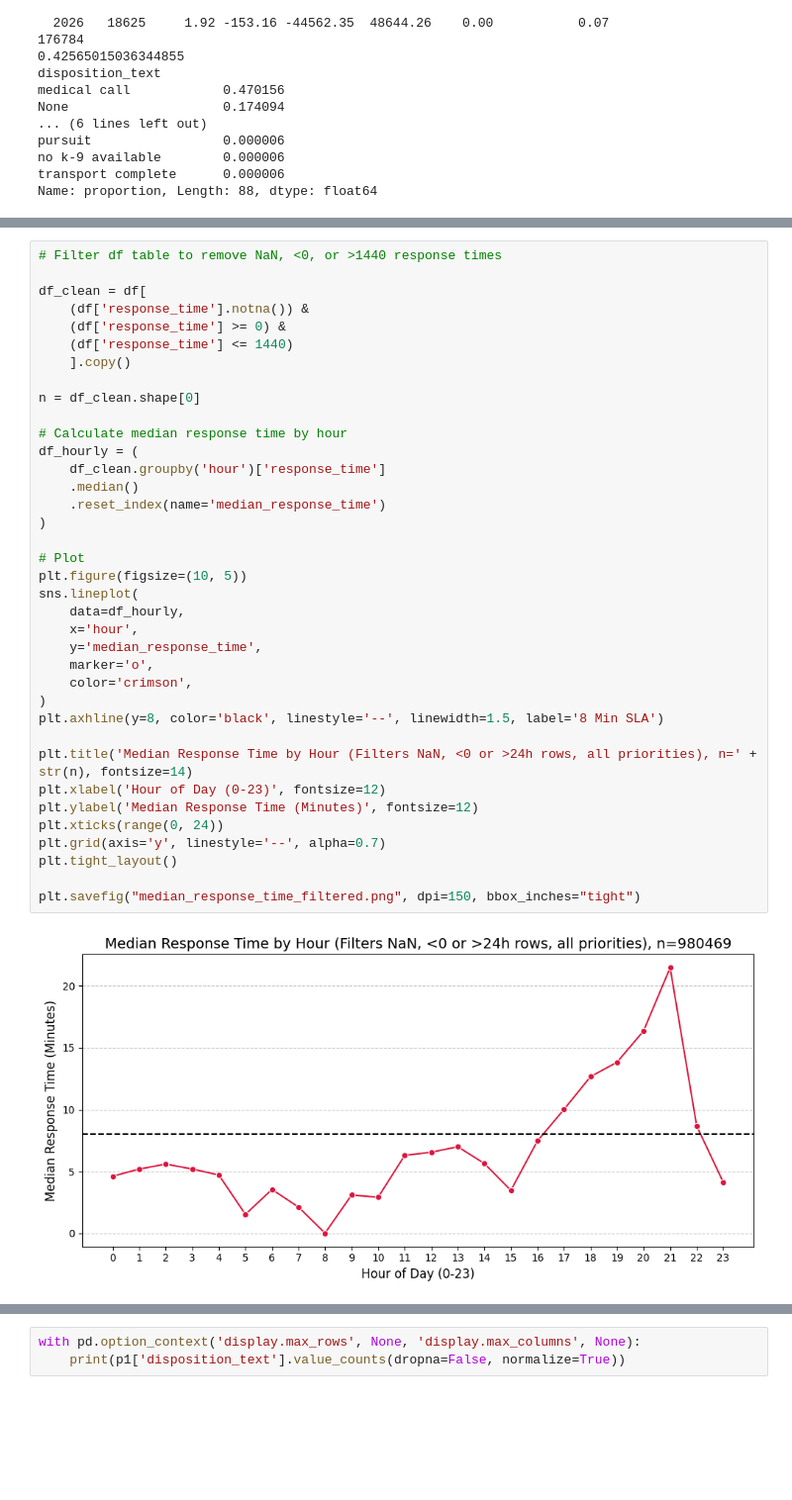
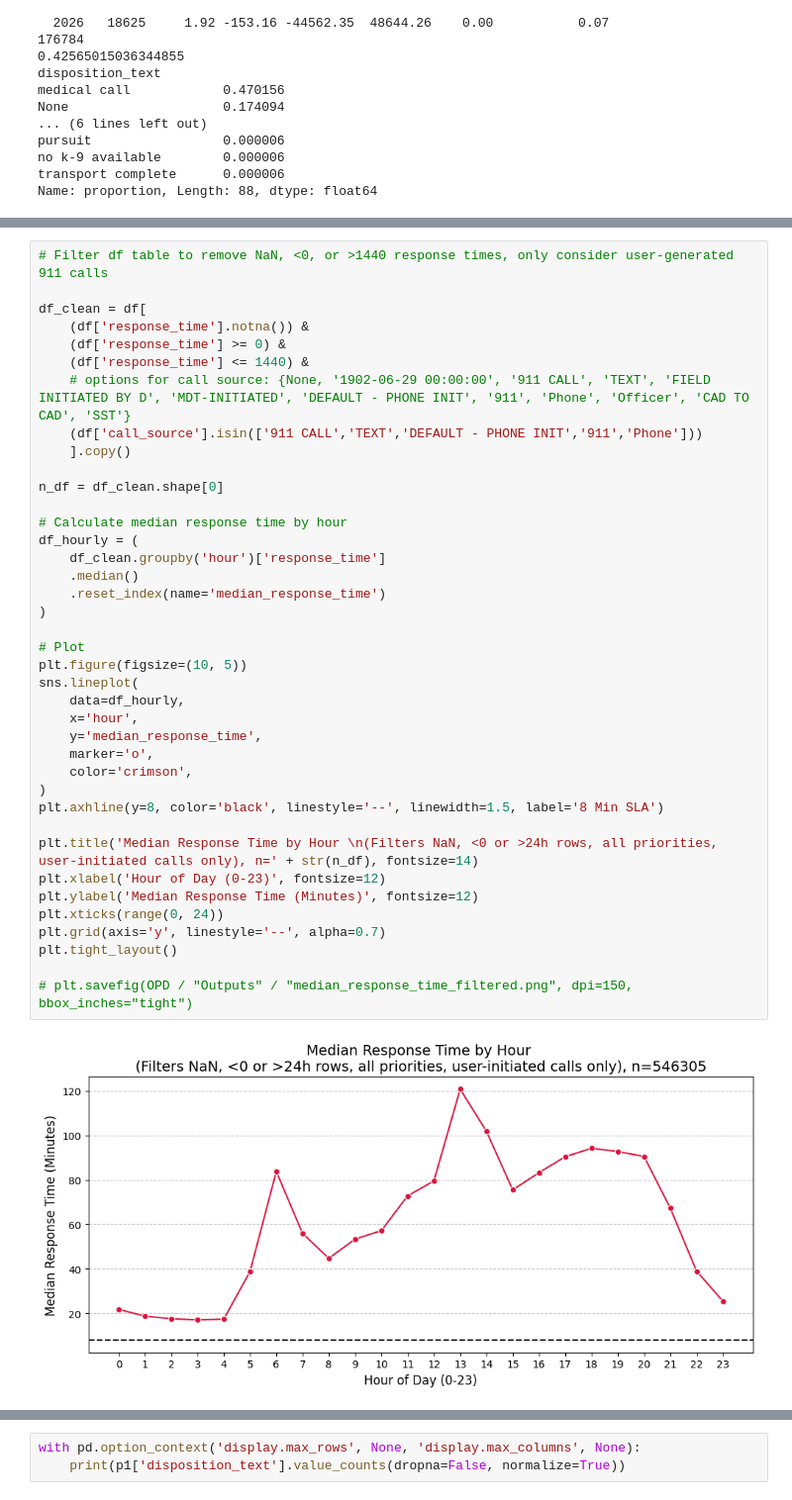
Before and after one commit to yoonoolee/oakland_police_department, a Jupyter notebook: test_cindy.ipynb, the cells around one changed output, grey strips where cells are left out. Shown at 99% size. Cells and saved outputs as stored; diff of their text form; blank space fills up the shorter version.

Commit message:
match answer and response time to 2024

```diff
--- a/test_cindy.ipynb
+++ b/test_cindy.ipynb
@@ -272,44 +260,46 @@ plt.show()
 # %% [output]
 [figure]
 # %%
-# Filter df table to remove NaN, <0, or >1440 response times
+# Filter df table to remove NaN, <0, or >1440 response times, only consider user-generated 911 calls
 
 df_clean = df[
     (df['response_time'].notna()) &
     (df['response_time'] >= 0) &
-    (df['response_time'] <= 1440)
+    (df['response_time'] <= 1440) &
+    # options for call source: {None, '1902-06-29 00:00:00', '911 CALL', 'TEXT', 'FIELD INITIATED BY D', 'MDT-INITIATED', 'DEFAULT - PHONE INIT', '911', 'Phone', 'Officer', 'CAD TO CAD', 'SST'}
+    (df['call_source'].isin(['911 CALL','TEXT','DEFAULT - PHONE INIT','911','Phone']))
     ].copy()
 
-n = df_clean.shape[0]
+n_df = df_clean.shape[0]
 
 # Calculate median response time by hour
 df_hourly = (
     df_clean.groupby('hour')['response_time']
     .median()
     .reset_index(name='median_response_time')
 )
 
 # Plot
 plt.figure(figsize=(10, 5))
 sns.lineplot(
     data=df_hourly,
     x='hour',
     y='median_response_time',
     marker='o',
     color='crimson',
 )
 plt.axhline(y=8, color='black', linestyle='--', linewidth=1.5, label='8 Min SLA')
 
-plt.title('Median Response Time by Hour (Filters NaN, <0 or >24h rows, all priorities), n=' + str(n), fontsize=14)
+plt.title('Median Response Time by Hour \n(Filters NaN, <0 or >24h rows, all priorities, user-initiated calls only), n=' + str(n_df), fontsize=14)
 plt.xlabel('Hour of Day (0-23)', fontsize=12)
 plt.ylabel('Median Response Time (Minutes)', fontsize=12)
 plt.xticks(range(0, 24))
 plt.grid(axis='y', linestyle='--', alpha=0.7)
 plt.tight_layout()
 
-plt.savefig("median_response_time_filtered.png", dpi=150, bbox_inches="tight")
+# plt.savefig(OPD / "Outputs" / "median_response_time_filtered.png", dpi=150, bbox_inches="tight")
 # %% [output]
-[figure, old version]
+[figure, new version]
 # %%
 # Filter p1 table to remove NaN, <0, or >1440 response times
 
```
Also changed, not shown: parts of 13 cells of this notebook.
